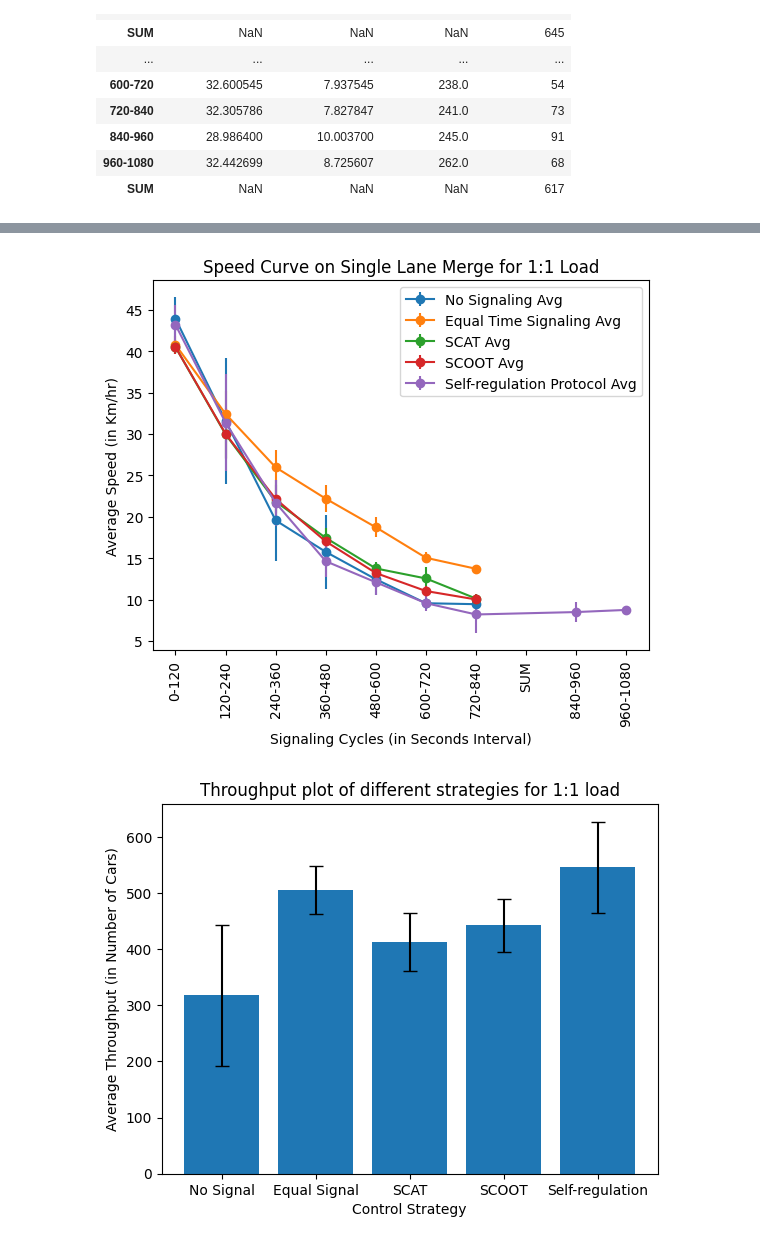
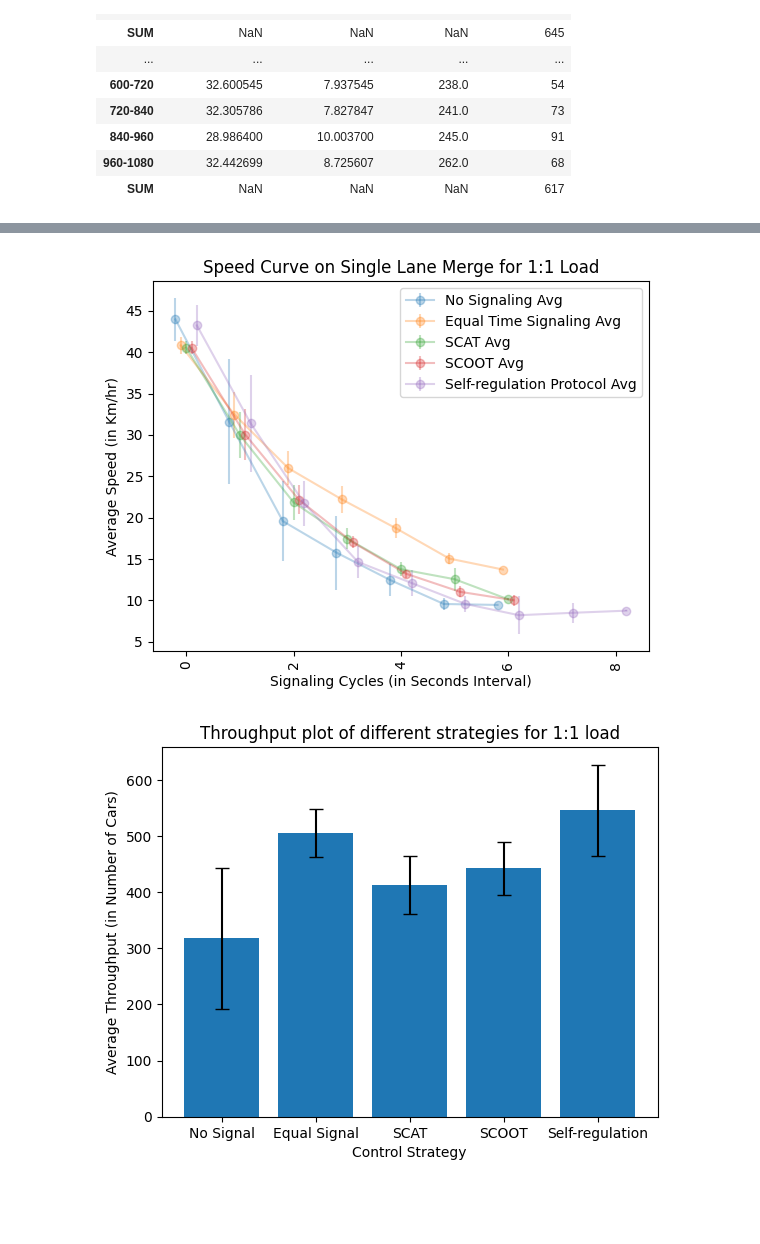
Before and after one commit to ankitbha/scalable-traffic-simulator, a Jupyter notebook: Vissim/Results/9.13 Result/Benchmark_analysis.ipynb, the cells around one changed output, grey strips where cells are left out. Cells and saved outputs as stored; diff of their text form; code cells hidden in the pictures; blank space fills up the shorter version.

```diff
--- a/Vissim/Results/9.13 Result/Benchmark_analysis.ipynb
+++ b/Vissim/Results/9.13 Result/Benchmark_analysis.ipynb
@@ -150,30 +166,48 @@ plt.close(fig)
 # %%
 fig = plt.figure()
-sp_no_net_Avg = df_no_net["SPEEDAVG(ALL)"].groupby("TIMEINT").mean()
-sp_eq_net_Avg = df_eq_net["SPEEDAVG(ALL)"].groupby("TIMEINT").mean()
-sp_scat_net_Avg = df_scat_net["SPEEDAVG(ALL)"].groupby("TIMEINT").mean()
-sp_scoot_net_Avg = df_scoot_net["SPEEDAVG(ALL)"].groupby("TIMEINT").mean()
-sp_ourdec_net_Avg = df_ourdec_net["SPEEDAVG(ALL)"].groupby("TIMEINT").mean()
+sp_no_net = df_no_net[df_no_net.index != "SUM"]
+sp_eq_net = df_eq_net[df_eq_net.index != "SUM"]
+sp_scat_net = df_scat_net[df_scat_net.index != "SUM"]
+sp_scoot_net = df_scoot_net[df_scoot_net.index != "SUM"]
+sp_ourdec_net = df_ourdec_net[df_ourdec_net.index != "SUM"]
 
-sp_no_net_Std = df_no_net["SPEEDAVG(ALL)"].groupby("TIMEINT").std()
-sp_eq_net_Std = df_eq_net["SPEEDAVG(ALL)"].groupby("TIMEINT").std()
-sp_scat_net_Std = df_scat_net["SPEEDAVG(ALL)"].groupby("TIMEINT").std()
-sp_scoot_net_Std = df_scoot_net["SPEEDAVG(ALL)"].groupby("TIMEINT").std()
-sp_ourdec_net_Std = df_ourdec_net["SPEEDAVG(ALL)"].groupby("TIMEINT").std()
+sp_no_net_Avg = sp_no_net["SPEEDAVG(ALL)"].groupby("TIMEINT").mean()
+sp_eq_net_Avg = sp_eq_net["SPEEDAVG(ALL)"].groupby("TIMEINT").mean()
+sp_scat_net_Avg = sp_scat_net["SPEEDAVG(ALL)"].groupby("TIMEINT").mean()
+sp_scoot_net_Avg = sp_scoot_net["SPEEDAVG(ALL)"].groupby("TIMEINT").mean()
+sp_ourdec_net_Avg = sp_ourdec_net["SPEEDAVG(ALL)"].groupby("TIMEINT").mean()
 
-plt.errorbar(sp_no_net_Avg.index, sp_no_net_Avg, yerr=sp_no_net_Std, label="No Signaling Avg", fmt='-o')
-plt.errorbar(sp_eq_net_Avg.index, sp_eq_net_Avg, yerr=sp_eq_net_Std, label="Equal Time Signaling Avg", fmt='-o')
-plt.errorbar(sp_scat_net_Avg.index, sp_scat_net_Avg, yerr=sp_scat_net_Std, label="SCAT Avg", fmt='-o')
-plt.errorbar(sp_scoot_net_Avg.index, sp_scoot_net_Avg, yerr=sp_scoot_net_Std, label="SCOOT Avg", fmt='-o')
-plt.errorbar(sp_ourdec_net_Avg.index, sp_ourdec_net_Avg, yerr=sp_ourdec_net_Std, label="Self-regulation Protocol Avg", fmt='-o')
+sp_no_net_Std = sp_no_net["SPEEDAVG(ALL)"].groupby("TIMEINT").std()
+sp_eq_net_Std = sp_eq_net["SPEEDAVG(ALL)"].groupby("TIMEINT").std()
+sp_scat_net_Std = sp_scat_net["SPEEDAVG(ALL)"].groupby("TIMEINT").std()
+sp_scoot_net_Std = sp_scoot_net["SPEEDAVG(ALL)"].groupby("TIMEINT").std()
+sp_ourdec_net_Std = sp_ourdec_net["SPEEDAVG(ALL)"].groupby("TIMEINT").std()
+
+offset = 0.1
+
+# Generate x values for each dataset
+x_values_no_net = np.arange(len(sp_no_net_Avg))
+x_values_eq_net = np.arange(len(sp_eq_net_Avg))
+x_values_scat_net = np.arange(len(sp_scat_net_Avg))
+x_values_scoot_net = np.arange(len(sp_scoot_net_Avg))
+x_values_ourdec_net = np.arange(len(sp_ourdec_net_Avg))
+
+# Plot each dataset with error bars and an offset
+plt.errorbar(x_values_no_net - 2*offset, sp_no_net_Avg, yerr=sp_no_net_Std, label="No Signaling Avg", fmt='-o', alpha=0.3)
+plt.errorbar(x_values_eq_net - offset, sp_eq_net_Avg, yerr=sp_eq_net_Std, label="Equal Time Signaling Avg", fmt='-o', alpha=0.3)
+plt.errorbar(x_values_scat_net, sp_scat_net_Avg, yerr=sp_scat_net_Std, label="SCAT Avg", fmt='-o', alpha=0.3)
+plt.errorbar(x_values_scoot_net + offset, sp_scoot_net_Avg, yerr=sp_scoot_net_Std, label="SCOOT Avg", fmt='-o', alpha=0.3)
+plt.errorbar(x_values_ourdec_net + 2*offset, sp_ourdec_net_Avg, yerr=sp_ourdec_net_Std, label="Self-regulation Protocol Avg", fmt='-o', alpha=0.3)
+
+# Set x-tick labels
 
 plt.legend()
 plt.xticks(rotation=90)  # Rotate labels by 90 degrees for better readability
 plt.ylabel("Average Speed (in Km/hr)")
 plt.xlabel ("Signaling Cycles (in Seconds Interval)")
 plt.title("Speed Curve on Single Lane Merge for 1:1 Load")
 plt.show()
 plt.close(fig)
 # %% [output]
-[figure, old version]
+[figure, new version]
 # %%
```
Also changed, not shown: parts of 2 cells of this notebook.
